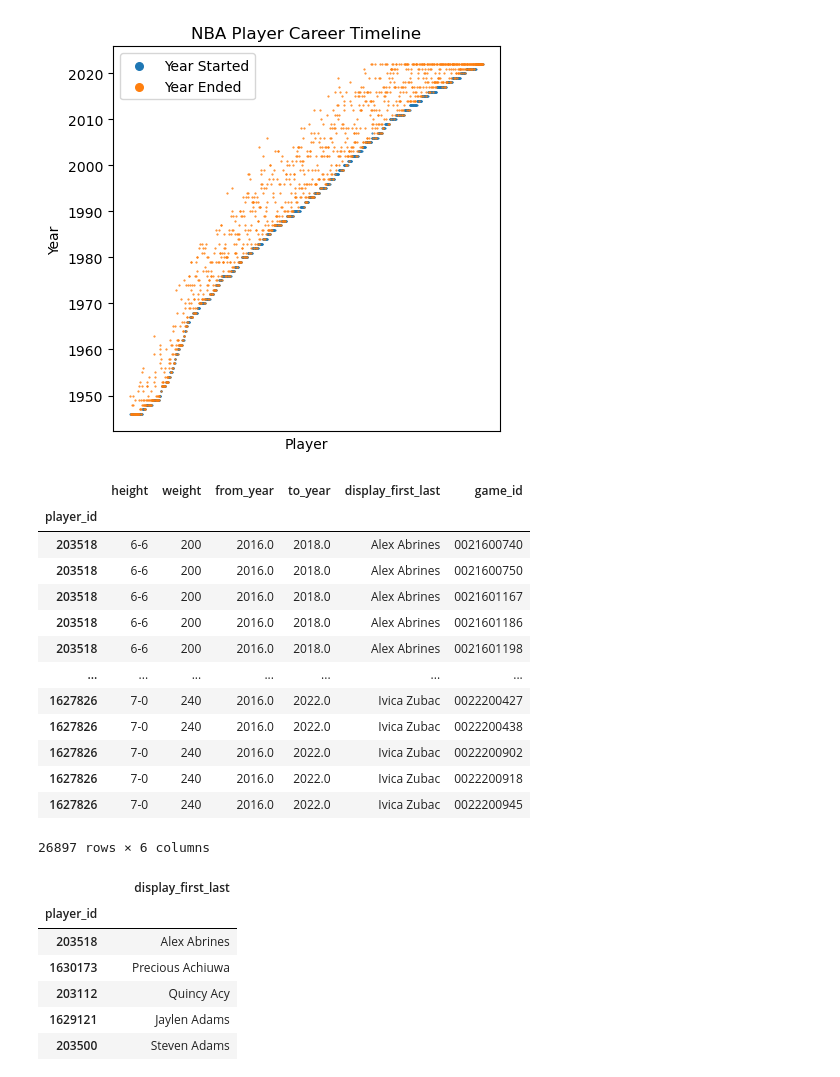
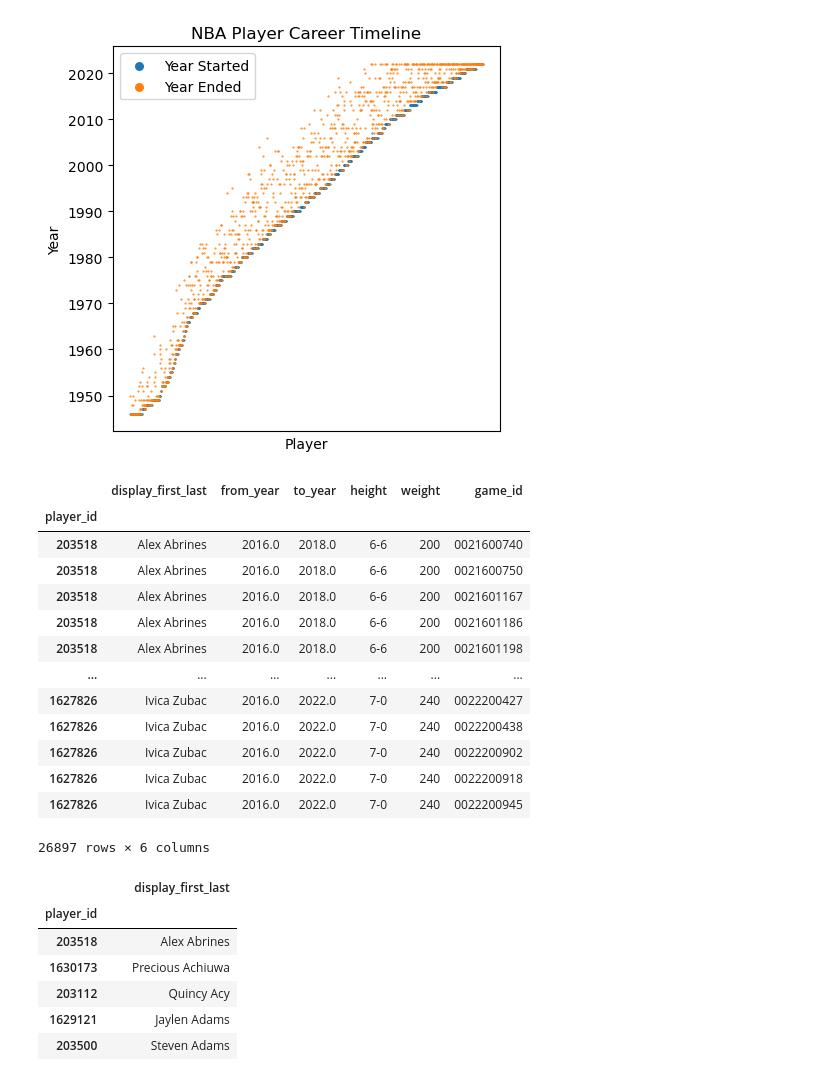
Before and after one commit to mustafaradheyyan/Revisiting-Pep-II, a Jupyter notebook: working_notebooks/eda_nba.ipynb, the cells around one changed output. Cells and saved outputs as stored; diff of their text form; code cells hidden in the pictures.

```diff
--- a/working_notebooks/eda_nba.ipynb
+++ b/working_notebooks/eda_nba.ipynb
@@ -131,24 +228,24 @@ ax.set_ylabel('Year');
 # %% [output]
 [figure]
 # %%
-player_stats = pd.read_sql_query("""select height, weight, from_year, to_year, display_first_last, game_id, player_id
+player_stats = pd.read_sql_query("""select player_id, display_first_last, from_year, to_year, height, weight, game_id
                                  from common_player_info cpi join inactive_players ip on cpi.person_id = ip.player_id;""",
 cnx, index_col="player_id", dtype={'game_id': 'string', 'player_id': 'string'})
 player_stats
 # %% [output]
-|  | height | weight | from_year | to_year | display_first_last | game_id |
+|  | display_first_last | from_year | to_year | height | weight | game_id |
 | player_id |  |  |  |  |  |  |
-| 203518 | 6-6 | 200 | 2016.0 | 2018.0 | Alex Abrines | 0021600740 |
-| 203518 | 6-6 | 200 | 2016.0 | 2018.0 | Alex Abrines | 0021600750 |
-| 203518 | 6-6 | 200 | 2016.0 | 2018.0 | Alex Abrines | 0021601167 |
-| 203518 | 6-6 | 200 | 2016.0 | 2018.0 | Alex Abrines | 0021601186 |
-| 203518 | 6-6 | 200 | 2016.0 | 2018.0 | Alex Abrines | 0021601198 |
+| 203518 | Alex Abrines | 2016.0 | 2018.0 | 6-6 | 200 | 0021600740 |
+| 203518 | Alex Abrines | 2016.0 | 2018.0 | 6-6 | 200 | 0021600750 |
+| 203518 | Alex Abrines | 2016.0 | 2018.0 | 6-6 | 200 | 0021601167 |
+| 203518 | Alex Abrines | 2016.0 | 2018.0 | 6-6 | 200 | 0021601186 |
+| 203518 | Alex Abrines | 2016.0 | 2018.0 | 6-6 | 200 | 0021601198 |
 | ... | ... | ... | ... | ... | ... | ... |
-| 1627826 | 7-0 | 240 | 2016.0 | 2022.0 | Ivica Zubac | 0022200427 |
-| 1627826 | 7-0 | 240 | 2016.0 | 2022.0 | Ivica Zubac | 0022200438 |
-| 1627826 | 7-0 | 240 | 2016.0 | 2022.0 | Ivica Zubac | 0022200902 |
-| 1627826 | 7-0 | 240 | 2016.0 | 2022.0 | Ivica Zubac | 0022200918 |
-| 1627826 | 7-0 | 240 | 2016.0 | 2022.0 | Ivica Zubac | 0022200945 |
+| 1627826 | Ivica Zubac | 2016.0 | 2022.0 | 7-0 | 240 | 0022200427 |
+| 1627826 | Ivica Zubac | 2016.0 | 2022.0 | 7-0 | 240 | 0022200438 |
+| 1627826 | Ivica Zubac | 2016.0 | 2022.0 | 7-0 | 240 | 0022200902 |
+| 1627826 | Ivica Zubac | 2016.0 | 2022.0 | 7-0 | 240 | 0022200918 |
+| 1627826 | Ivica Zubac | 2016.0 | 2022.0 | 7-0 | 240 | 0022200945 |
 26897 rows × 6 columns
 # %%
 player_name_separate = player_stats.copy()
```
Also changed, not shown: parts of 18 cells of this notebook.
